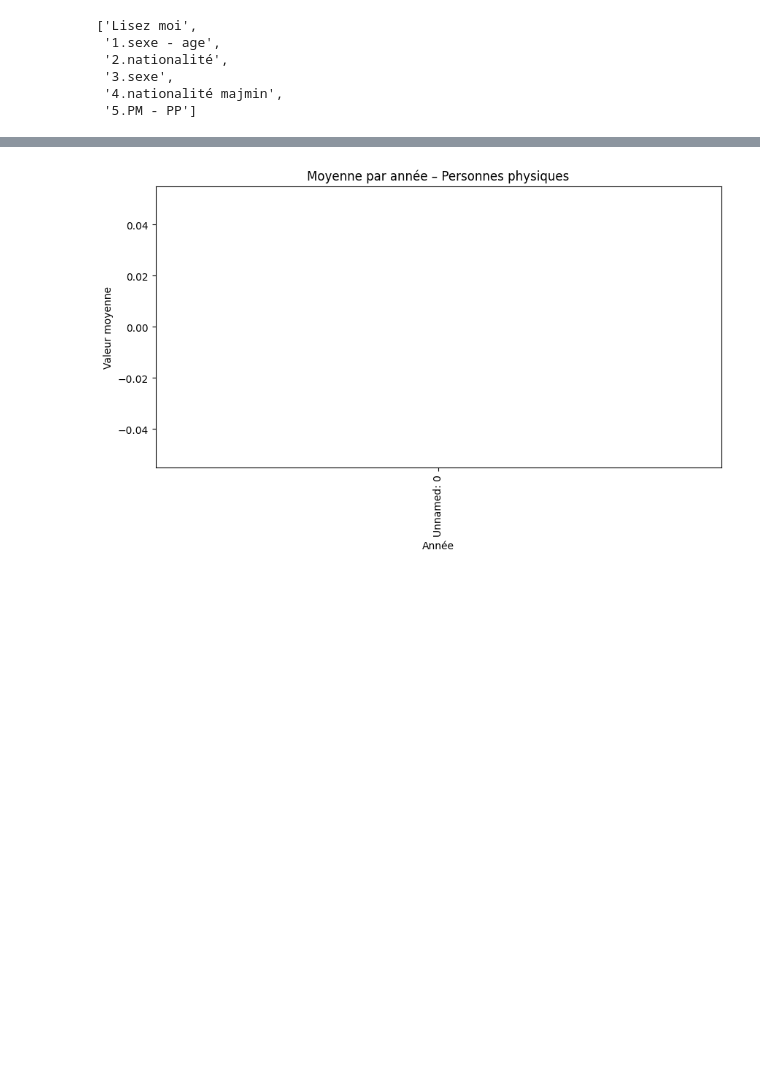
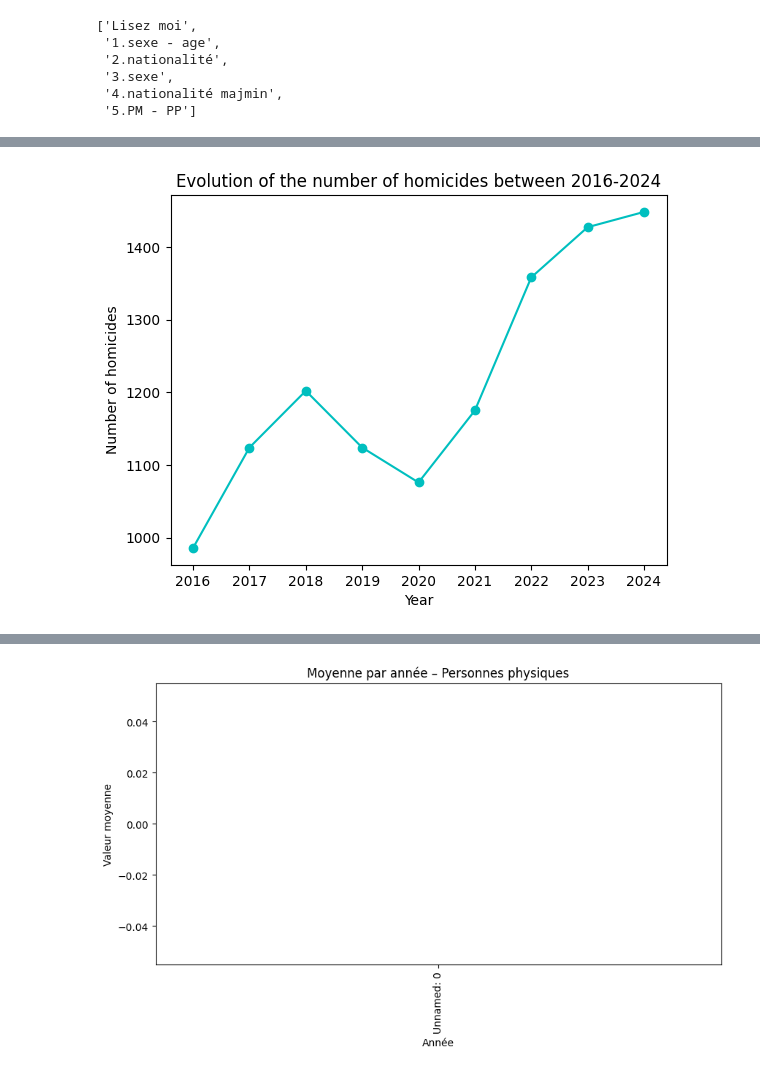
Before and after one commit to luciedum-dot/Intro-to-data-analysis-with-Python---Final-Project, a Jupyter notebook: Evolutions_of_Criminality_France_2016_2024.ipynb, the cells around one changed output, grey strips where cells are left out. Saved outputs shown, nothing was run; the diff lists cells and outputs as text; code cells hidden in the pictures; blank space fills up the shorter version.

Commit message:
First plot of the evolution of criminality woohoo

```diff
--- a/Evolutions_of_Criminality_France_2016_2024.ipynb
+++ b/Evolutions_of_Criminality_France_2016_2024.ipynb
@@ -79,3 +90,8 @@ pivoted_df.head(30)
 | 24 | Total | 2022 | 1358 | 3099 | 180057 | ... |
 | 25 | Total | 2023 | 1427 | 3462 | 195000 | ... |
 | 26 | Total | 2024 | 1448 | 3390 | 197954 | ... |
+# %%
+#Visualize just the total column
+#An other way to do it, but less reliable :df_total = pivoted_df.loc[18:26] #df_total.head(10)
+df_total = pivoted_df[pivoted_df["Sexe"] == "Total"]
+display(df_total)
@@ -82,3 +109,12 @@ pivoted_df.head(30)
+# %%
+#Plot the evolution to vizualize the trend
+plt.plot(df_total['year'], df_total['Homicides (y compris coups et blessures volontaires suivis de mort)'], '-oc')
+plt.title("Evolution of the number of homicides between 2016-2024")
+plt.xlabel("Year")
+plt.ylabel("Number of homicides")
+plt.show()
+# %% [output]
+[figure, added]
 # %%
 #Show Excel File - Total accused people
 
```
Also changed, not shown: parts of 3 cells of this notebook.
